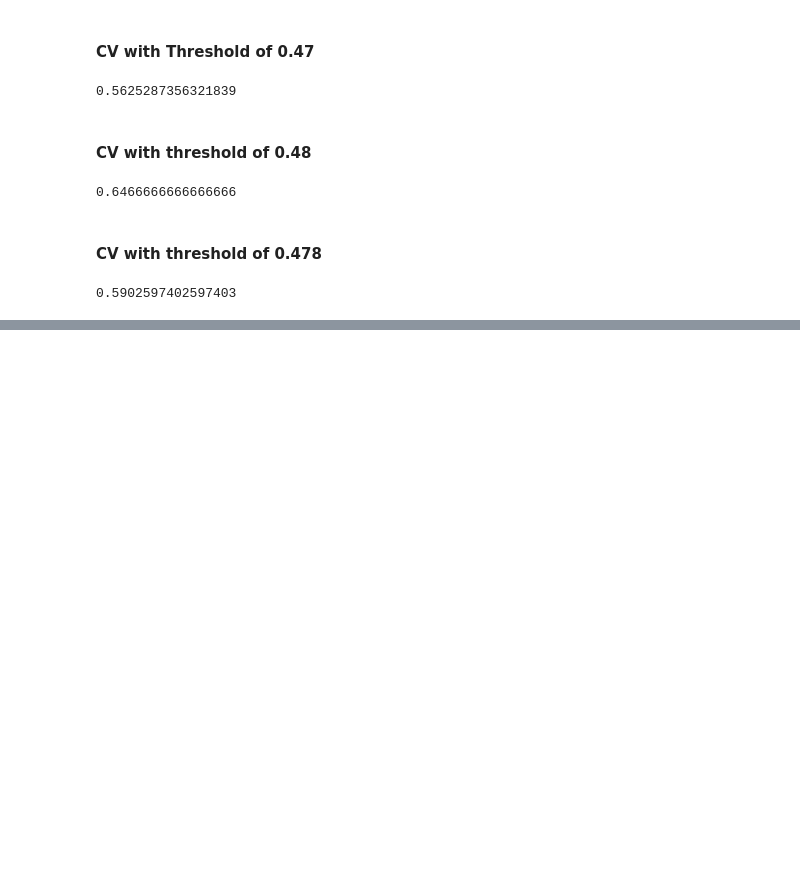
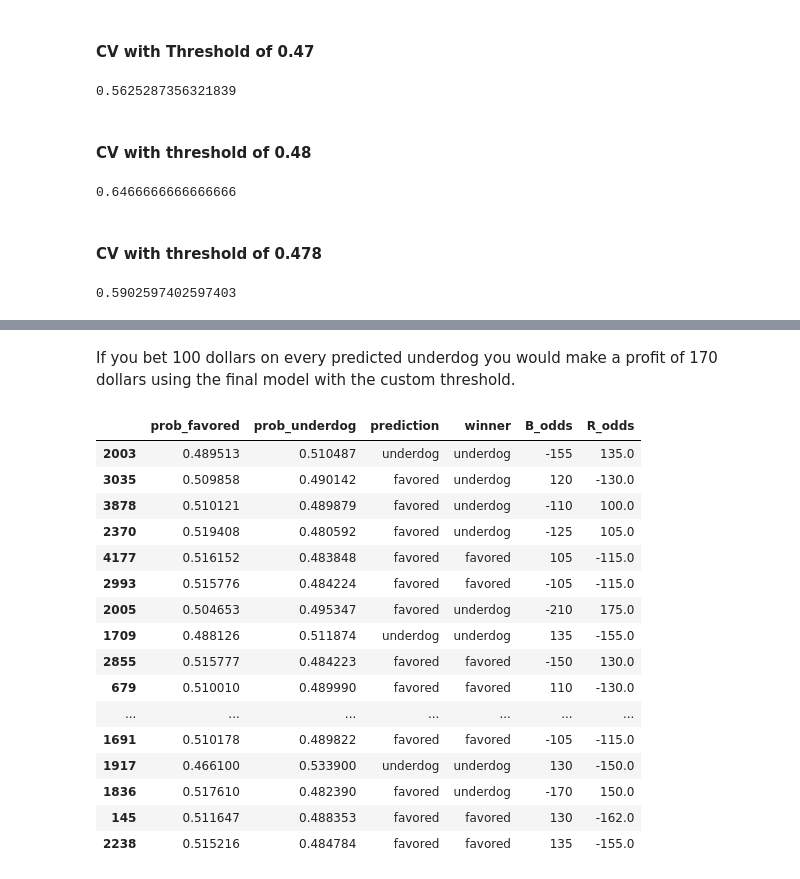
Before and after one commit to Ben-Gilbert333/Predicting_UFC_Winners, a Jupyter notebook: predicting_ufc_winners.ipynb, the cells around one changed output, grey strips where cells are left out. Cells and saved outputs as stored; diff of their text form; code cells hidden in the pictures; blank space fills up the shorter version.

```diff
--- a/predicting_ufc_winners.ipynb
+++ b/predicting_ufc_winners.ipynb
@@ -1636,0 +1668,22 @@ cross_val_score(sc_pipe, X_train, y_train, cv=5, scoring=thresh_scorer, n_jobs=3
+# %% [markdown]
+If you bet 100 dollars on every predicted underdog you would make a profit of 170 dollars using the final model with the custom threshold.
+# %%
+probs2.loc[probs2['prob_underdog'] >= 0.48]
+# %% [output]
+|  | prob_favored | prob_underdog | prediction | winner | B_odds | R_odds |
+| 2003 | 0.489513 | 0.510487 | underdog | underdog | -155 | 135.0 |
+| 3035 | 0.509858 | 0.490142 | favored | underdog | 120 | -130.0 |
+| 3878 | 0.510121 | 0.489879 | favored | underdog | -110 | 100.0 |
+| 2370 | 0.519408 | 0.480592 | favored | underdog | -125 | 105.0 |
+| 4177 | 0.516152 | 0.483848 | favored | favored | 105 | -115.0 |
+| 2993 | 0.515776 | 0.484224 | favored | favored | -105 | -115.0 |
+| 2005 | 0.504653 | 0.495347 | favored | underdog | -210 | 175.0 |
+| 1709 | 0.488126 | 0.511874 | underdog | underdog | 135 | -155.0 |
+| 2855 | 0.515777 | 0.484223 | favored | favored | -150 | 130.0 |
+| 679 | 0.510010 | 0.489990 | favored | favored | 110 | -130.0 |
+| ... | ... | ... | ... | ... | ... | ... |
+| 1691 | 0.510178 | 0.489822 | favored | favored | -105 | -115.0 |
+| 1917 | 0.466100 | 0.533900 | underdog | underdog | 130 | -150.0 |
+| 1836 | 0.517610 | 0.482390 | favored | underdog | -170 | 150.0 |
+| 145 | 0.511647 | 0.488353 | favored | favored | 130 | -162.0 |
+| 2238 | 0.515216 | 0.484784 | favored | favored | 135 | -155.0 |
```
Also changed, not shown: parts of 15 cells of this notebook, 3 other files.
